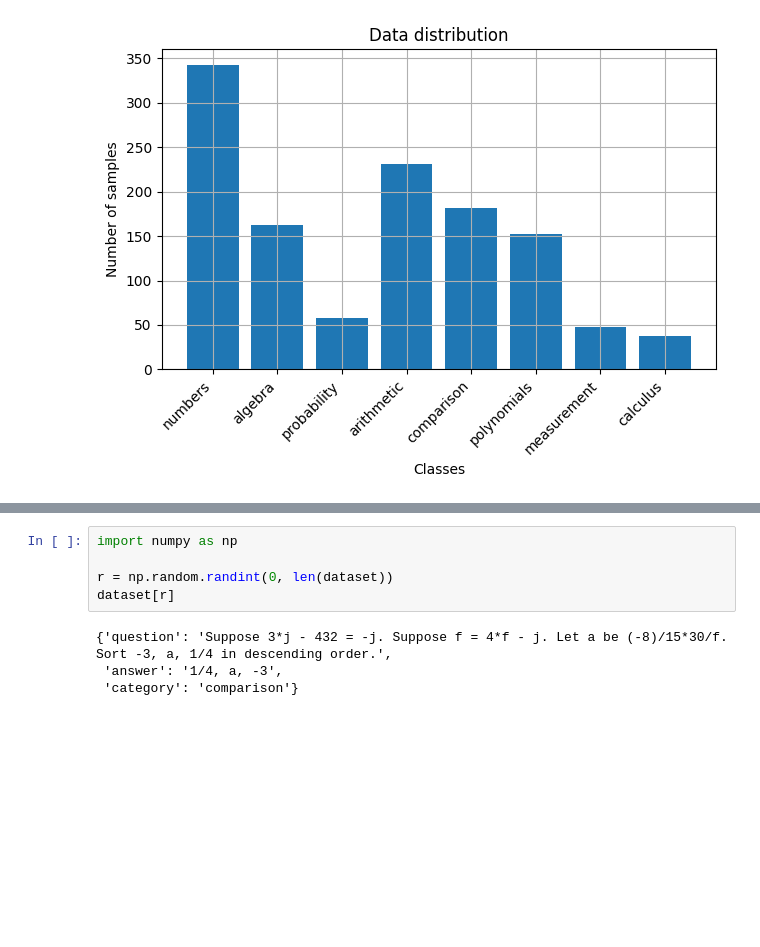
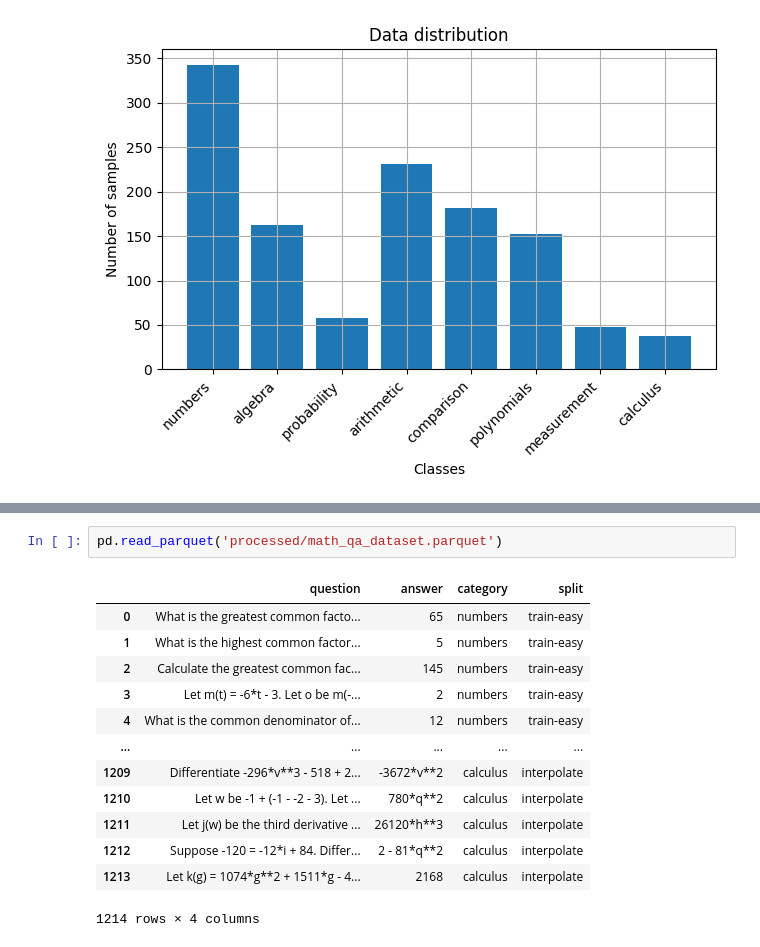
Before and after one commit to electiveCourses/Agentic-AI-for-Mathematical-Equation-Solving, a Jupyter notebook: data/parse_into_dataset.ipynb, the cells around one changed output, grey strips where cells are left out. Cells and saved outputs as stored; diff of their text form; blank space fills up the shorter version.

```diff
--- a/data/parse_into_dataset.ipynb
+++ b/data/parse_into_dataset.ipynb
@@ -124,11 +128,18 @@ Dataset({
     num_rows: 1214
 })
 # %%
-import numpy as np
-
-r = np.random.randint(0, len(dataset))
-dataset[r]
+pd.read_parquet('processed/math_qa_dataset.parquet')
 # %% [output]
+|  | question | answer | category | split |
+| 0 | What is the greatest common facto... | 65 | numbers | train-easy |
+| 1 | What is the highest common factor... | 5 | numbers | train-easy |
+| 2 | Calculate the greatest common fac... | 145 | numbers | train-easy |
+| 3 | Let m(t) = -6*t - 3. Let o be m(-... | 2 | numbers | train-easy |
+| 4 | What is the common denominator of... | 12 | numbers | train-easy |
+| ... | ... | ... | ... | ... |
+| 1209 | Differentiate -296*v**3 - 518 + 2... | -3672*v**2 | calculus | interpolate |
+| 1210 | Let w be -1 + (-1 - -2 - 3). Let ... | 780*q**2 | calculus | interpolate |
+| 1211 | Let j(w) be the third derivative ... | 26120*h**3 | calculus | interpolate |
+| 1212 | Suppose -120 = -12*i + 84. Differ... | 2 - 81*q**2 | calculus | interpolate |
+| 1213 | Let k(g) = 1074*g**2 + 1511*g - 4... | 2168 | calculus | interpolate |
-{'question': 'Suppose 3*j - 432 = -j. Suppose f = 4*f - j. Let a be (-8)/15*30/f. Sort -3, a, 1/4 in descending order.',
- 'answer': '1/4, a, -3',
- 'category': 'comparison'}
+1214 rows × 4 columns
```
Also changed, not shown: parts of 4 cells of this notebook, 20 other files.
